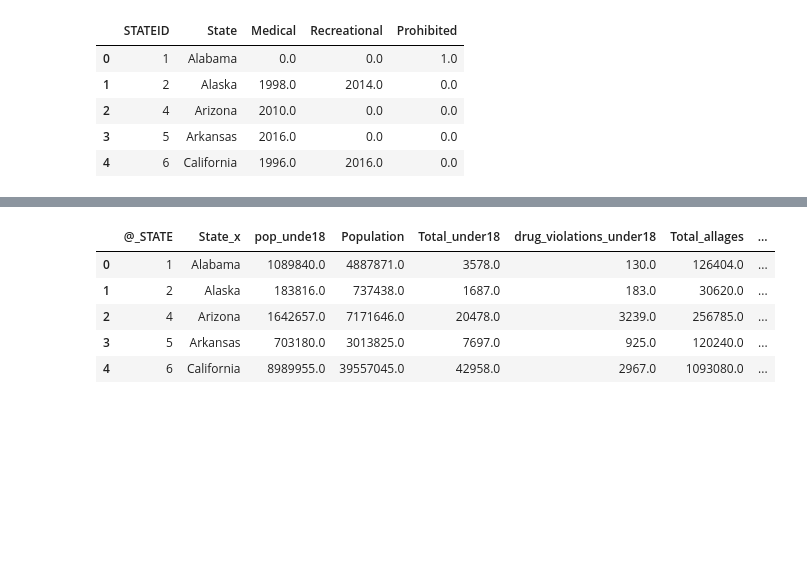
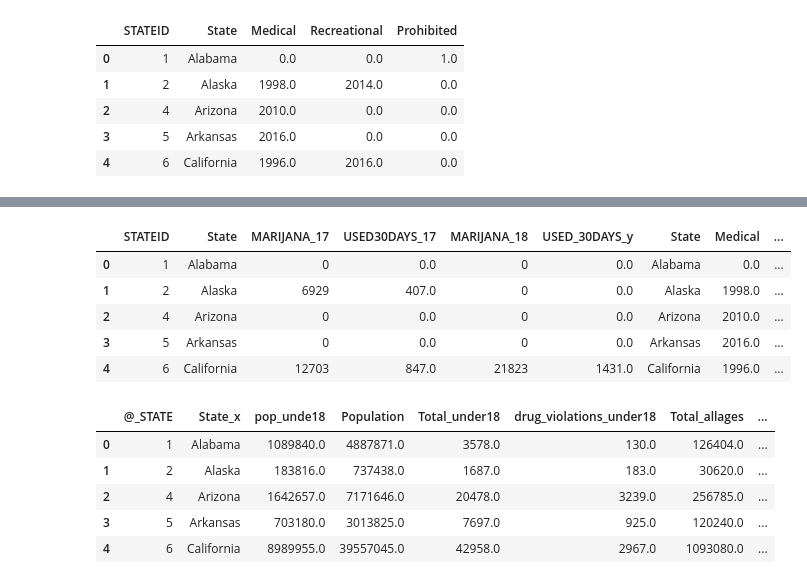
Before and after one commit to Brian-McHugh/Legalization-Impacts, a Jupyter notebook: data/Marijuana_Weed.ipynb, the cells around one changed output, grey strips where cells are left out. Saved outputs shown, nothing was run; the diff lists cells and outputs as text; code cells hidden in the pictures; blank space fills up the shorter version.

```diff
--- a/data/Marijuana_Weed.ipynb
+++ b/data/Marijuana_Weed.ipynb
@@ -600,0 +611,17 @@ MJUSE17_18_df.head()
+# %%
+MJUSE17_18_df = MJUSE17_18_df.drop('Prohibited_y', 1)
+# %%
+MJUSE17_18_df=MJUSE17_18_df.rename(columns={"Medical_x": "Medical"})
+# %%
+MJUSE17_18_df=MJUSE17_18_df.rename(columns={"Recreational_x": "Recreational"})
+# %%
+MJUSE17_18_df=MJUSE17_18_df.rename(columns={"Prohibited_x": "Prohibited"})
+# %%
+MJUSE17_18_df.head()
+# %% [output]
+|  | STATEID | State | MARIJANA_17 | USED30DAYS_17 | MARIJANA_18 | USED_30DAYS_y | State | Medical | ... |
+| 0 | 1 | Alabama | 0 | 0.0 | 0 | 0.0 | Alabama | 0.0 | ... |
+| 1 | 2 | Alaska | 6929 | 407.0 | 0 | 0.0 | Alaska | 1998.0 | ... |
+| 2 | 4 | Arizona | 0 | 0.0 | 0 | 0.0 | Arizona | 2010.0 | ... |
+| 3 | 5 | Arkansas | 0 | 0.0 | 0 | 0.0 | Arkansas | 2016.0 | ... |
+| 4 | 6 | California | 12703 | 847.0 | 21823 | 1431.0 | California | 1996.0 | ... |
```
Also changed, not shown: parts of 28 cells of this notebook, 14 other files.
